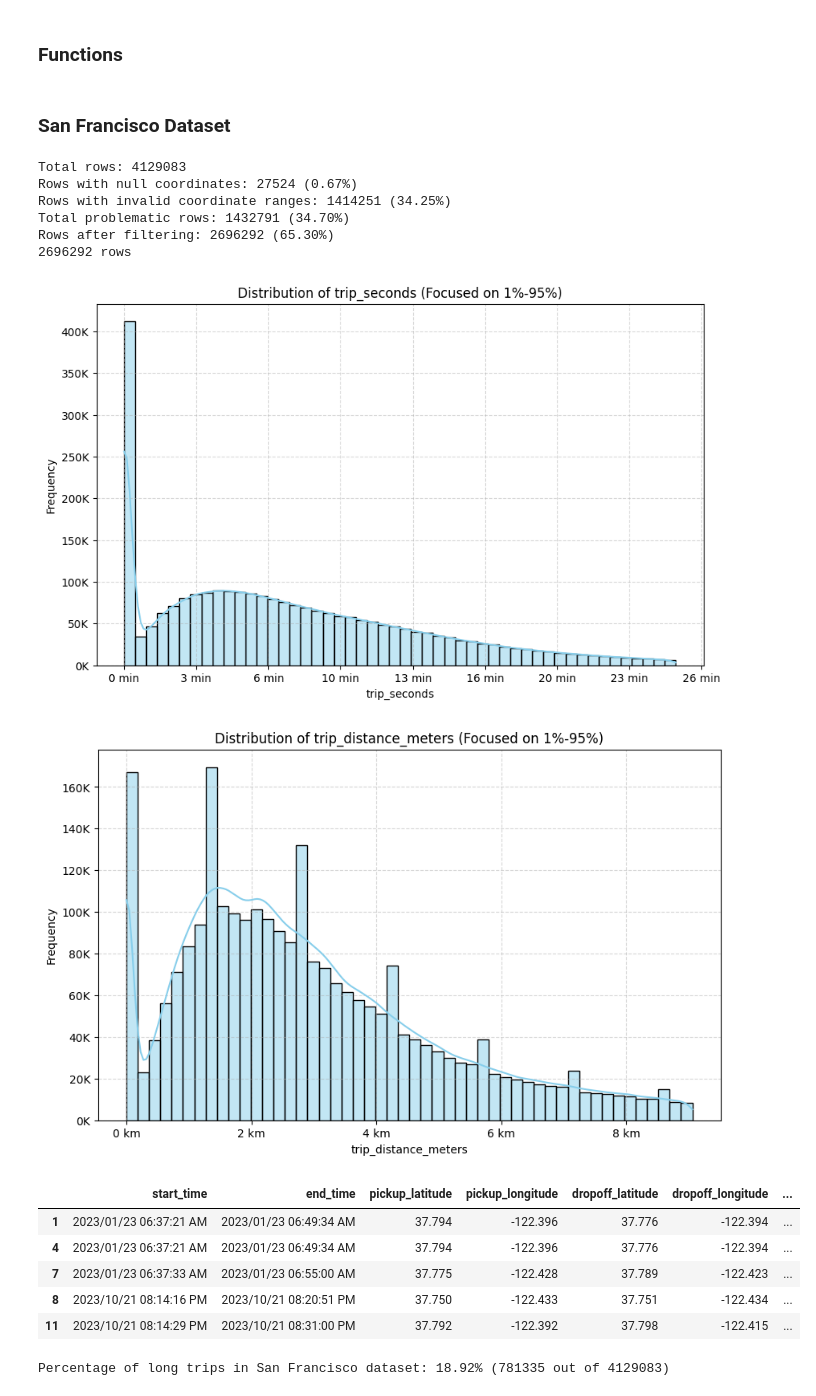
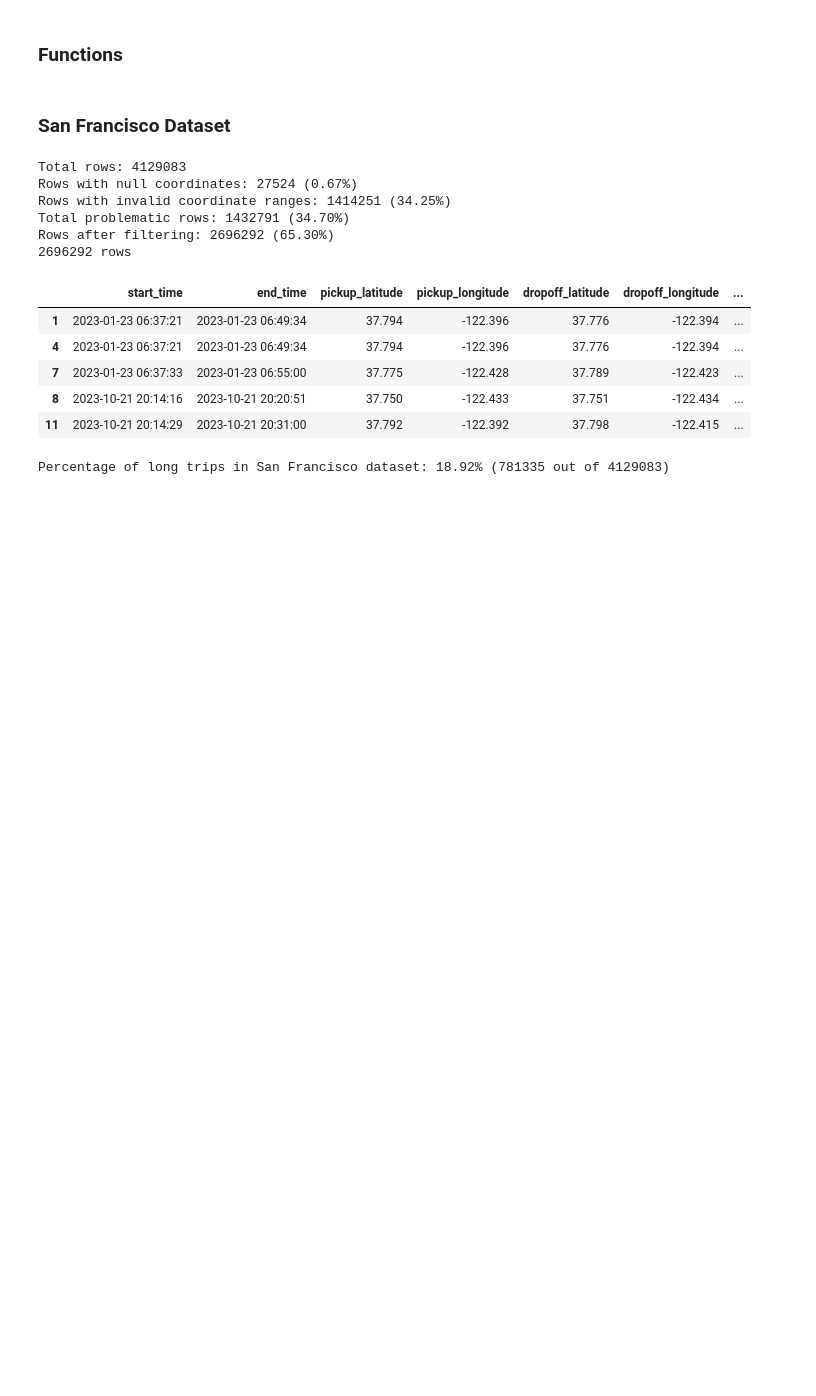
Before and after one commit to carpooling-egy/matching-engine, a Jupyter notebook: testing/datasets.ipynb, the cells around one changed output. Drawn from its saved outputs; the diff is of its cells as text; code cells hidden in the pictures; blank space fills up the shorter version.

```diff
--- a/testing/datasets.ipynb
+++ b/testing/datasets.ipynb
@@ -95,5 +189,6 @@ rename_columns = [
 # %%
-def load_dataset(file_path, columns_to_keep, rename_columns=None, millisecond_to_second=False, miles_to_meters=False):
+def load_dataset(file_path, columns_to_keep, rename_columns=None, millisecond_to_second=False, miles_to_meters=False, format_time=False
+                 , datetime_columns =["start_time", "end_time"]):
     """Load and filter a dataset from CSV file"""
     df = pd.read_csv(file_path)
     df = df[columns_to_keep]
@@ -113,7 +208,15 @@ def load_dataset(file_path, columns_to_keep, rename_columns=None, millisecond_to
         df['trip_seconds'] = df['trip_seconds'] / 1000
     if miles_to_meters:
         df['trip_distance_meters'] = df['trip_distance_meters'] * 1609.344
+
+    df = filter_invalid_columns(df)
+
+    for col in datetime_columns:
+        if not pd.api.types.is_datetime64_any_dtype(df[col]):
+            df[col] = pd.to_datetime(df[col])
+
     return df
+
 
 
 def plot_distribution(df, column, x_unit, x_factor=1, lower_quantile=0.01, upper_quantile=0.99, bins=30):
@@ -429,26 +449,24 @@ def plot_pickup_dropoff_map(df, city_name, sample_size=10000):
 ### San Francisco Dataset
 # %%
 dataset_sf = load_dataset(dataset_file_path_sf, columns_to_keep_sf,rename_columns, millisecond_to_second=True)
-dataset_sf = filter_invalid_columns(dataset_sf)
+# dataset_sf = filter_invalid_columns(dataset_sf)
 print(dataset_sf.shape[0], "rows")
-plot_distribution(dataset_sf, "trip_seconds",x_factor=1/60,x_unit="min", upper_quantile=0.95, bins=50)
-plot_distribution(dataset_sf, "trip_distance_meters",x_factor=1/1000, x_unit="km", upper_quantile=0.95, bins=50)
+# plot_distribution(dataset_sf, "trip_seconds",x_factor=1/60,x_unit="min", upper_quantile=0.95, bins=50)
+# plot_distribution(dataset_sf, "trip_distance_meters",x_factor=1/1000, x_unit="km", upper_quantile=0.95, bins=50)
 
 
 # print(dataset_sf.describe())
 dataset_sf.head()
 # %% [output]
 Total rows: 4129083
 Rows with null coordinates: 27524 (0.67%)
 Rows with invalid coordinate ranges: 1414251 (34.25%)
 Total problematic rows: 1432791 (34.70%)
 Rows after filtering: 2696292 (65.30%)
 2696292 rows
-[figure, removed]
-[figure, removed]
 |  | start_time | end_time | pickup_latitude | pickup_longitude | dropoff_latitude | dropoff_longitude | ... |
-| 1 | 2023/01/23 06:37:21 AM | 2023/01/23 06:49:34 AM | 37.794 | -122.396 | 37.776 | -122.394 | ... |
-| 4 | 2023/01/23 06:37:21 AM | 2023/01/23 06:49:34 AM | 37.794 | -122.396 | 37.776 | -122.394 | ... |
-| 7 | 2023/01/23 06:37:33 AM | 2023/01/23 06:55:00 AM | 37.775 | -122.428 | 37.789 | -122.423 | ... |
-| 8 | 2023/10/21 08:14:16 PM | 2023/10/21 08:20:51 PM | 37.750 | -122.433 | 37.751 | -122.434 | ... |
-| 11 | 2023/10/21 08:14:29 PM | 2023/10/21 08:31:00 PM | 37.792 | -122.392 | 37.798 | -122.415 | ... |
+| 1 | 2023-01-23 06:37:21 | 2023-01-23 06:49:34 | 37.794 | -122.396 | 37.776 | -122.394 | ... |
+| 4 | 2023-01-23 06:37:21 | 2023-01-23 06:49:34 | 37.794 | -122.396 | 37.776 | -122.394 | ... |
+| 7 | 2023-01-23 06:37:33 | 2023-01-23 06:55:00 | 37.775 | -122.428 | 37.789 | -122.423 | ... |
+| 8 | 2023-10-21 20:14:16 | 2023-10-21 20:20:51 | 37.750 | -122.433 | 37.751 | -122.434 | ... |
+| 11 | 2023-10-21 20:14:29 | 2023-10-21 20:31:00 | 37.792 | -122.392 | 37.798 | -122.415 | ... |
```
Also changed, not shown: parts of 34 cells of this notebook, 1 other file.
